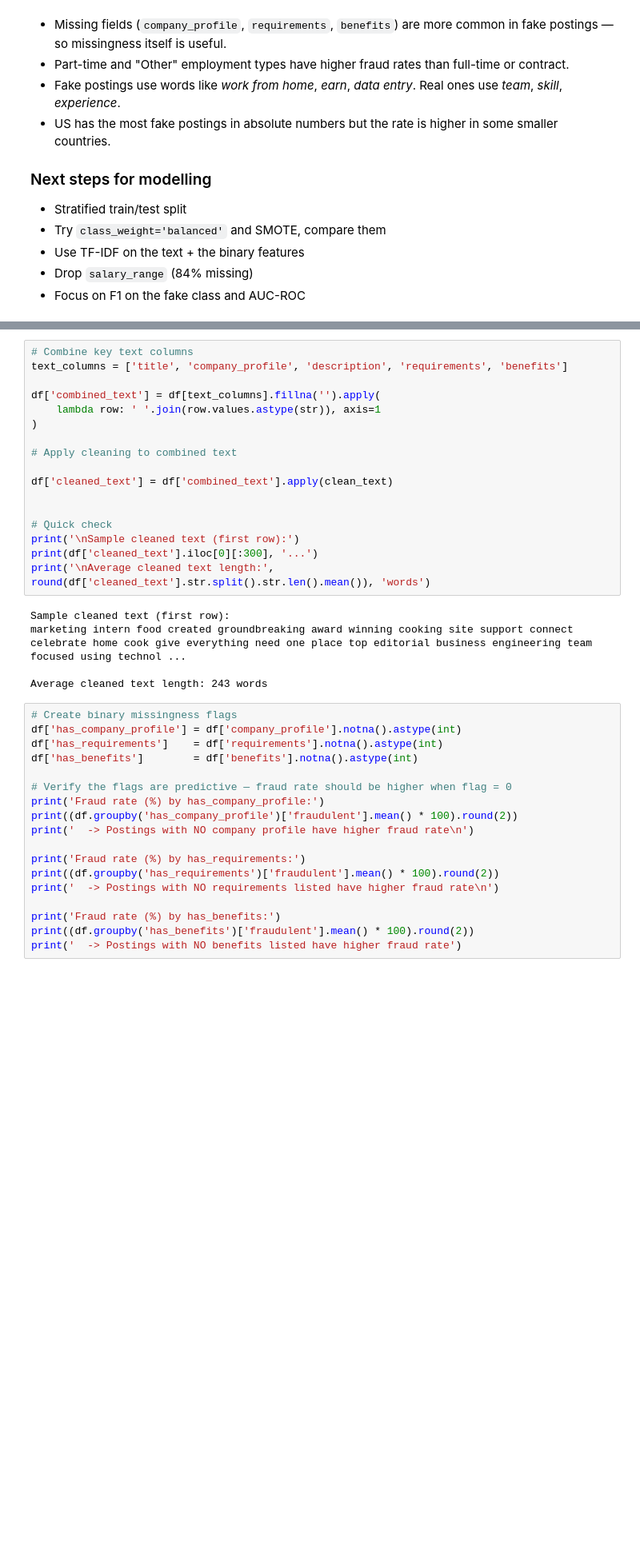
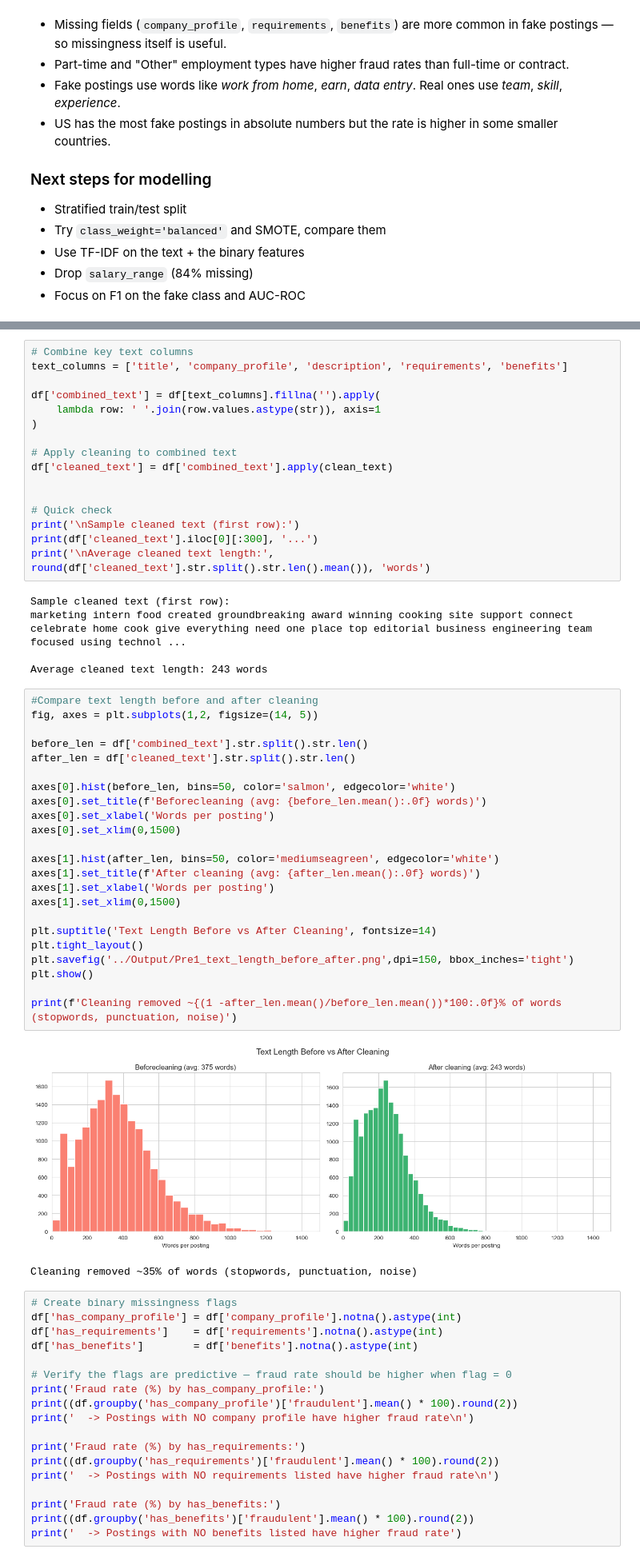
Before and after one commit to P2gohel/MSc-Data-science-Fraud-Job-Detection, a Jupyter notebook: Code/EDA.ipynb, the cells around one changed output, grey strips where cells are left out. Shown at 80% size. Drawn from its saved outputs; the diff is of its cells as text; blank space fills up the shorter version.

Commit message:
Complete preprocessing with visualisations and findings summary

```diff
--- a/Code/EDA.ipynb
+++ b/Code/EDA.ipynb
@@ -342,7 +342,6 @@ df['combined_text'] = df[text_columns].fillna('').apply(
 )
 
 # Apply cleaning to combined text
-
 df['cleaned_text'] = df['combined_text'].apply(clean_text)
 
 
@@ -355,6 +354,32 @@ Sample cleaned text (first row):
 marketing intern food created groundbreaking award winning cooking site support connect celebrate home cook give everything need one place top editorial business engineering team focused using technol ...
 
 Average cleaned text length: 243 words
+# %%
+#Compare text length before and after cleaning
+fig, axes = plt.subplots(1,2, figsize=(14, 5))
+
+before_len = df['combined_text'].str.split().str.len()
+after_len = df['cleaned_text'].str.split().str.len()
+
+axes[0].hist(before_len, bins=50, color='salmon', edgecolor='white')
+axes[0].set_title(f'Beforecleaning (avg: {before_len.mean():.0f} words)')
+axes[0].set_xlabel('Words per posting')
+axes[0].set_xlim(0,1500)
+
+axes[1].hist(after_len, bins=50, color='mediumseagreen', edgecolor='white')
+axes[1].set_title(f'After cleaning (avg: {after_len.mean():.0f} words)')
+axes[1].set_xlabel('Words per posting')
+axes[1].set_xlim(0,1500)
+
+plt.suptitle('Text Length Before vs After Cleaning', fontsize=14)
+plt.tight_layout()
+plt.savefig('../Output/Pre1_text_length_before_after.png',dpi=150, bbox_inches='tight')
+plt.show()
+
+print(f'Cleaning removed ~{(1 -after_len.mean()/before_len.mean())*100:.0f}% of words (stopwords, punctuation, noise)')
+# %% [output]
+[figure, added]
+Cleaning removed ~35% of words (stopwords, punctuation, noise)
 # %%
 # Create binary missingness flags
 df['has_company_profile'] = df['company_profile'].notna().astype(int)
```
Also changed, not shown: parts of 11 cells of this notebook, 6 other files.
